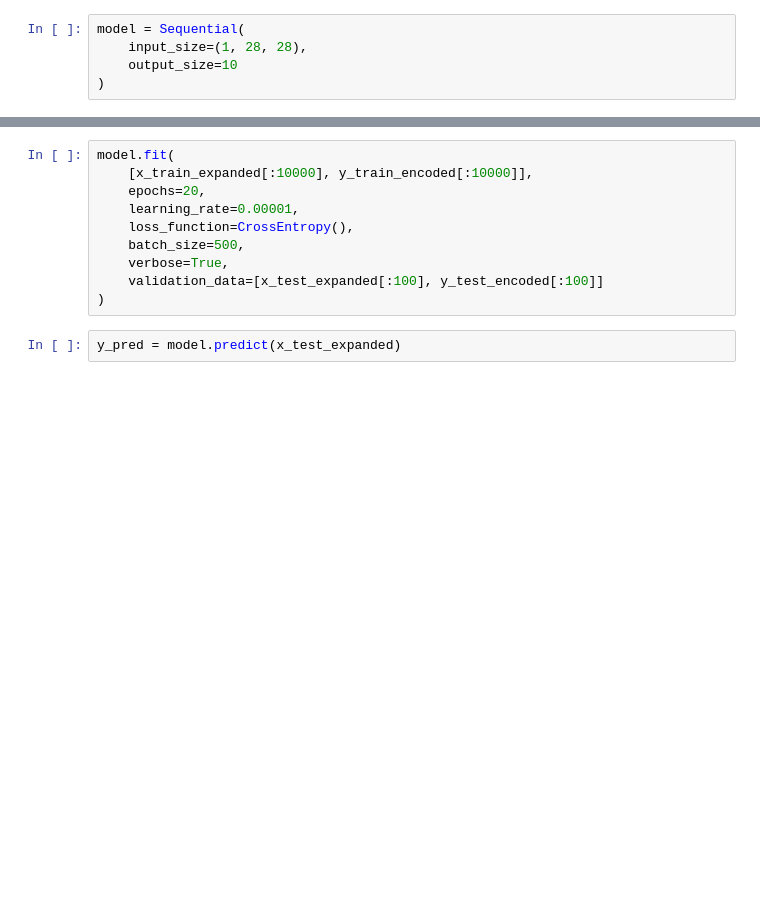
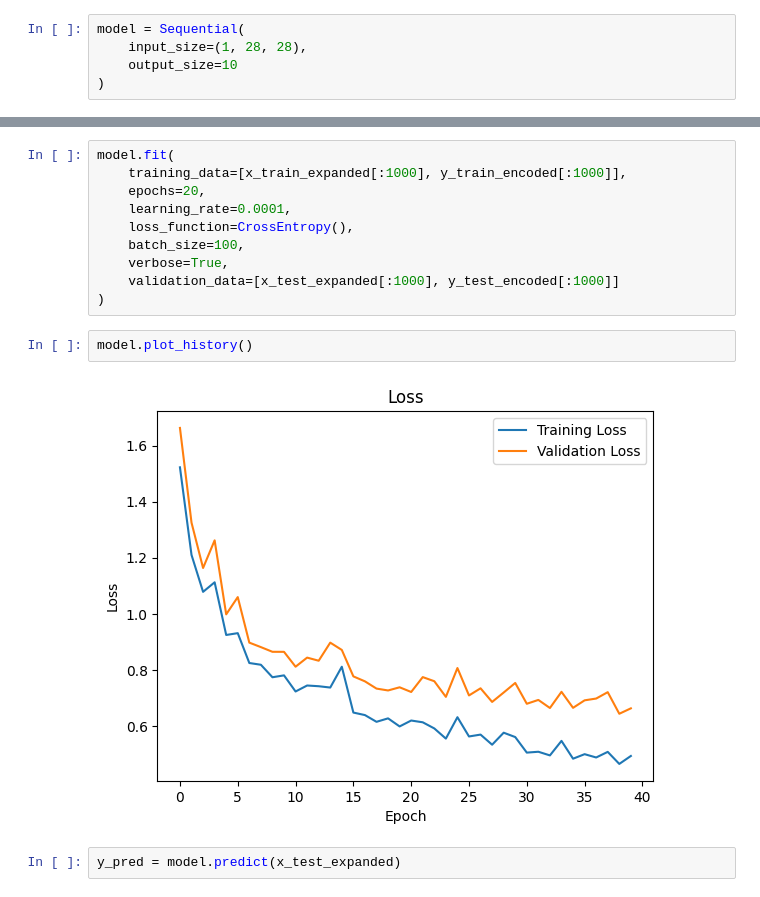
Before and after one commit to jakub-kowalik/neural_network_from_scratch, a Jupyter notebook: mnist_network_playground.ipynb, the cells around one changed output, grey strips where cells are left out. Drawn from its saved outputs; the diff is of its cells as text; blank space fills up the shorter version.

```diff
--- a/mnist_network_playground.ipynb
+++ b/mnist_network_playground.ipynb
@@ -107,13 +91,17 @@ Activation(Softmax)
 # %%
 model.fit(
-    [x_train_expanded[:10000], y_train_encoded[:10000]],
+    training_data=[x_train_expanded[:1000], y_train_encoded[:1000]],
     epochs=20,
-    learning_rate=0.00001,
+    learning_rate=0.0001,
     loss_function=CrossEntropy(),
-    batch_size=500,
+    batch_size=100,
     verbose=True,
-    validation_data=[x_test_expanded[:100], y_test_encoded[:100]]
+    validation_data=[x_test_expanded[:1000], y_test_encoded[:1000]]
 )
+# %%
+model.plot_history()
+# %% [output]
+[figure, added]
 # %%
 y_pred = model.predict(x_test_expanded)
 # %%
```
Also changed, not shown: parts of 9 cells of this notebook, 25 other files.
